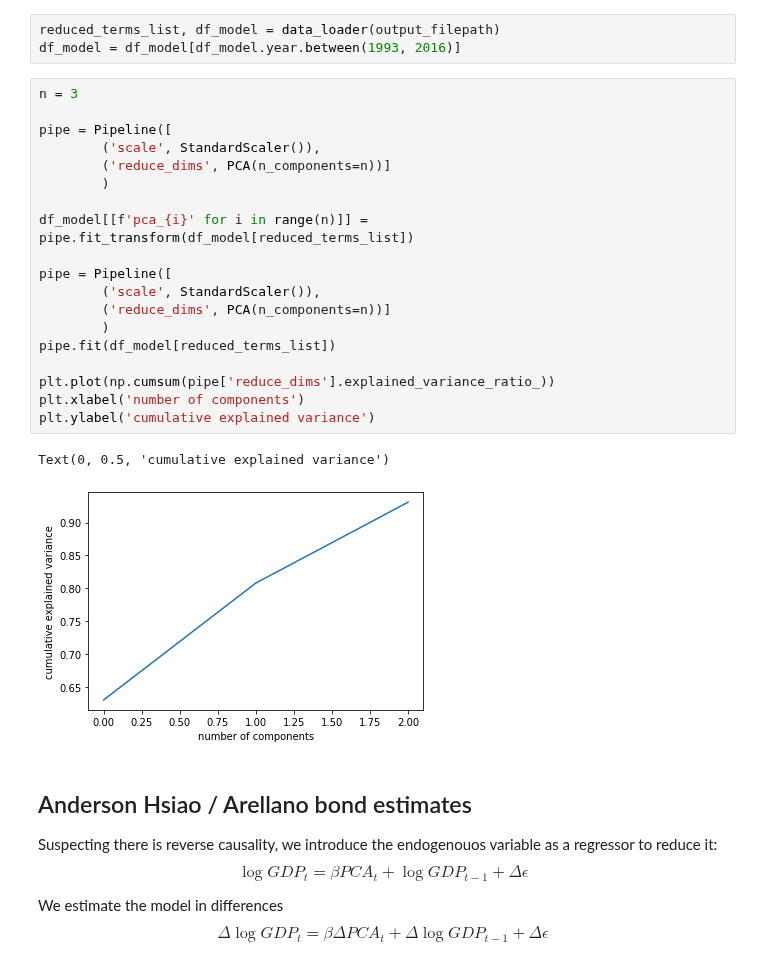
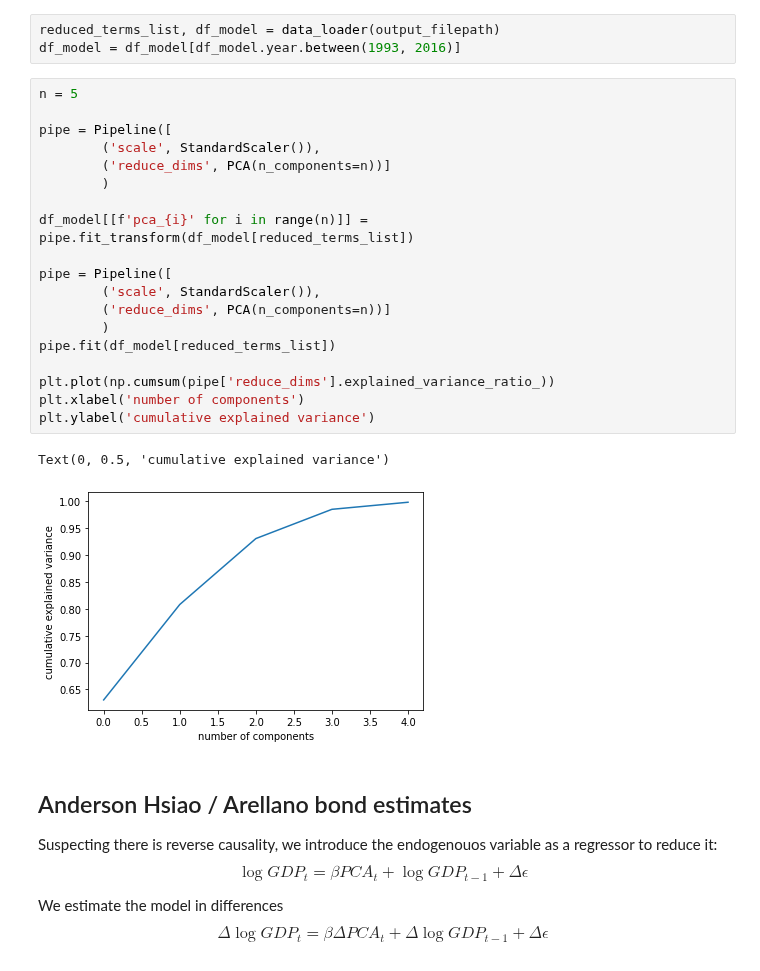
Before and after one commit to jaimeoliver1/social_capital_in_trade_networks, a Jupyter notebook: notebooks/01_AB_estimates.ipynb, the cells around one changed output. Saved outputs shown, nothing was run; the diff lists cells and outputs as text.

```diff
--- a/notebooks/01_AB_estimates.ipynb
+++ b/notebooks/01_AB_estimates.ipynb
@@ -29,27 +29,27 @@ from arellano_bond import PanelLaggedDep
 reduced_terms_list, df_model = data_loader(output_filepath)
 df_model = df_model[df_model.year.between(1993, 2016)]
 # %%
-n = 3
+n = 5
 
 pipe = Pipeline([
         ('scale', StandardScaler()),
         ('reduce_dims', PCA(n_components=n))]
         )
 
 df_model[[f'pca_{i}' for i in range(n)]] = pipe.fit_transform(df_model[reduced_terms_list])
 
 pipe = Pipeline([
         ('scale', StandardScaler()),
         ('reduce_dims', PCA(n_components=n))]
         )
 pipe.fit(df_model[reduced_terms_list])
 
 plt.plot(np.cumsum(pipe['reduce_dims'].explained_variance_ratio_))
 plt.xlabel('number of components')
 plt.ylabel('cumulative explained variance')
 # %% [output]
 Text(0, 0.5, 'cumulative explained variance')
-[figure, old version]
+[figure, new version]
 # %% [markdown]
 ## Anderson Hsiao / Arellano bond estimates
 Suspecting there is reverse causality, we introduce the endogenouos variable as a regressor to reduce it:
```
Also changed, not shown: parts of 3 cells of this notebook, 7 other files.
